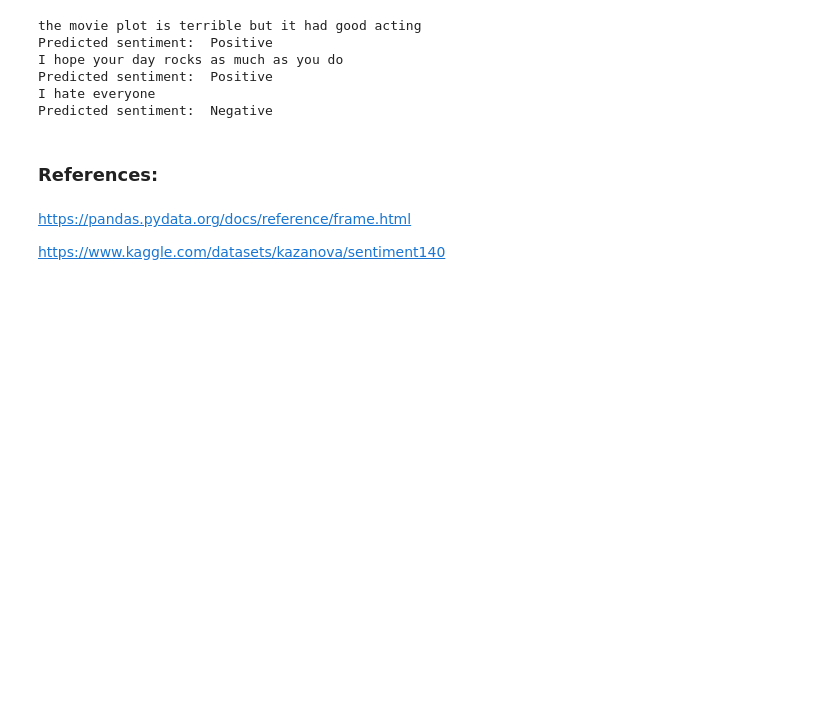
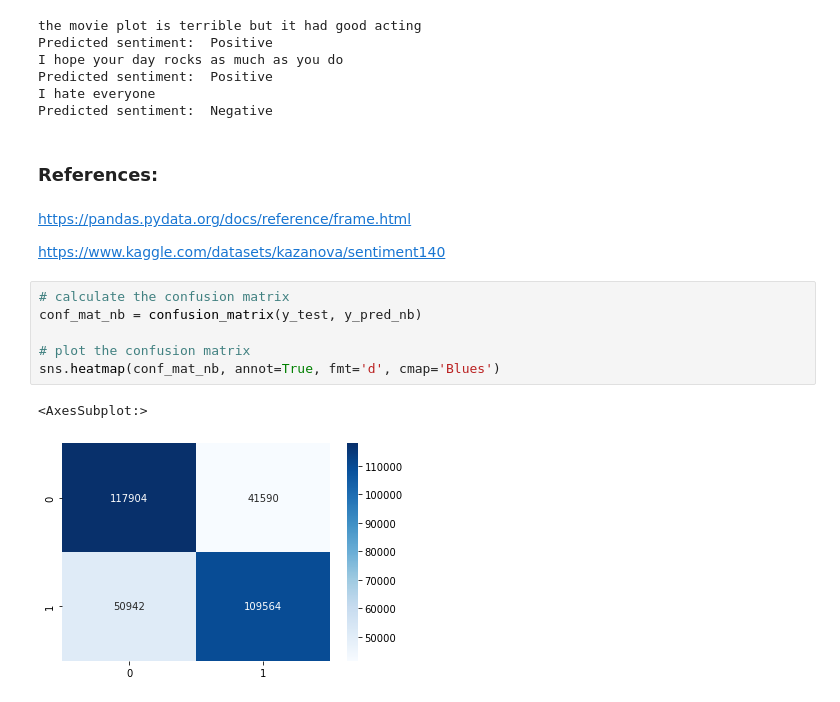
Before and after one commit to thomson18/sentiment_analysis, a Jupyter notebook: sentiment_analysis.ipynb, the cells around one changed output. Saved outputs shown, nothing was run; the diff lists cells and outputs as text; blank space fills up the shorter version.

```diff
--- a/sentiment_analysis.ipynb
+++ b/sentiment_analysis.ipynb
@@ -516,3 +514,12 @@ Predicted sentiment:  Negative
 https://pandas.pydata.org/docs/reference/frame.html
 
 https://www.kaggle.com/datasets/kazanova/sentiment140
+# %%
+# calculate the confusion matrix
+conf_mat_nb = confusion_matrix(y_test, y_pred_nb)
+
+# plot the confusion matrix
+sns.heatmap(conf_mat_nb, annot=True, fmt='d', cmap='Blues')
+# %% [output]
+<AxesSubplot:>
+[figure, added]
```
Also changed, not shown: parts of 28 cells of this notebook.
